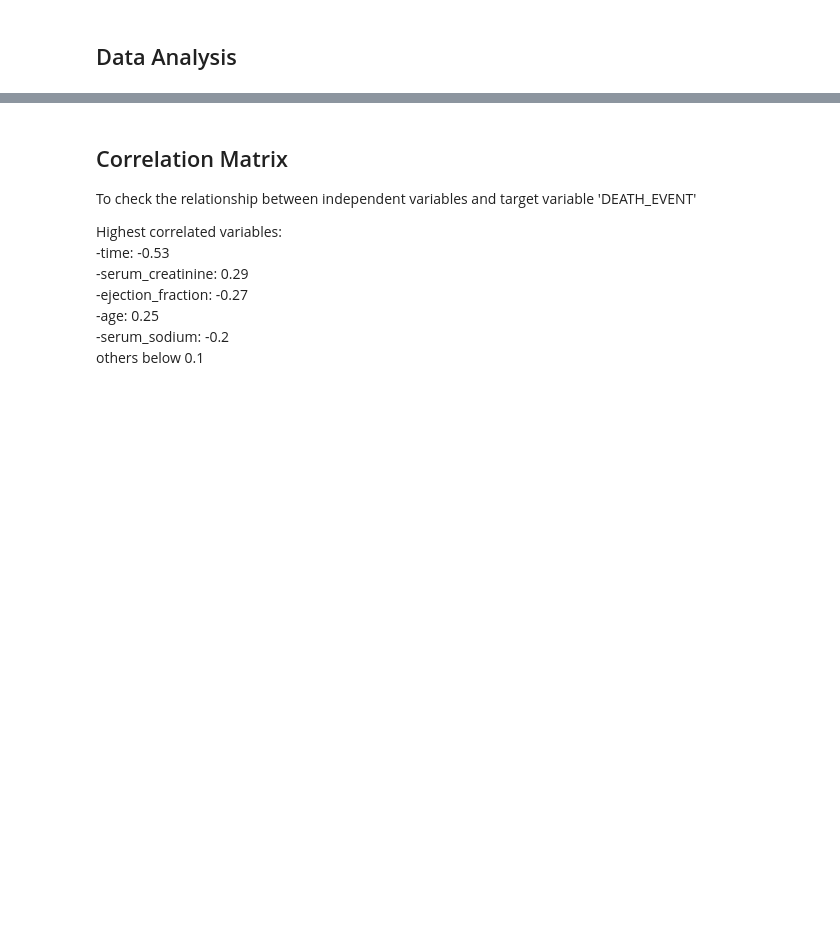
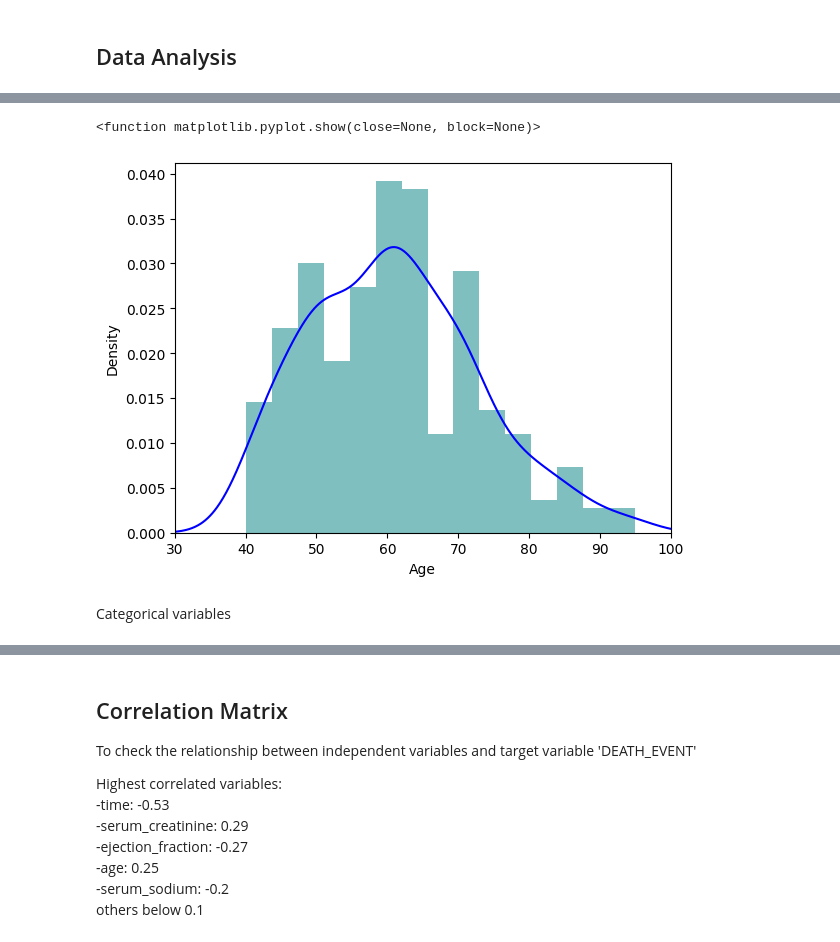
Before and after one commit to jujuju88/Heart_Failure_Prediction, a Jupyter notebook: heart_failure_prediction.ipynb, the cells around one changed output, grey strips where cells are left out. Saved outputs shown, nothing was run; the diff lists cells and outputs as text; code cells hidden in the pictures; blank space fills up the shorter version.

```diff
--- a/heart_failure_prediction.ipynb
+++ b/heart_failure_prediction.ipynb
@@ -287,3 +228,15 @@ for column in num_col:
+# %%
+## plot histogram to of age distribution
+Age_histogram = df['age'].hist(bins=15, density=True, stacked=True, color='teal', alpha=0.5)
+df['age'].plot(kind='density', color= 'blue')
+Age_histogram.set(xlabel= 'Age')
+plt.xlim(30, 100)
+plt.show
+# %% [output]
+<function matplotlib.pyplot.show(close=None, block=None)>
+[figure, added]
+# %% [markdown]
+Categorical variables
 # %%
 ## count of people dead from heart failure
 death_count = df.groupby(['DEATH_EVENT']).size().reset_index(name="Count")
```
Also changed, not shown: parts of 41 cells of this notebook, 1 other file.
